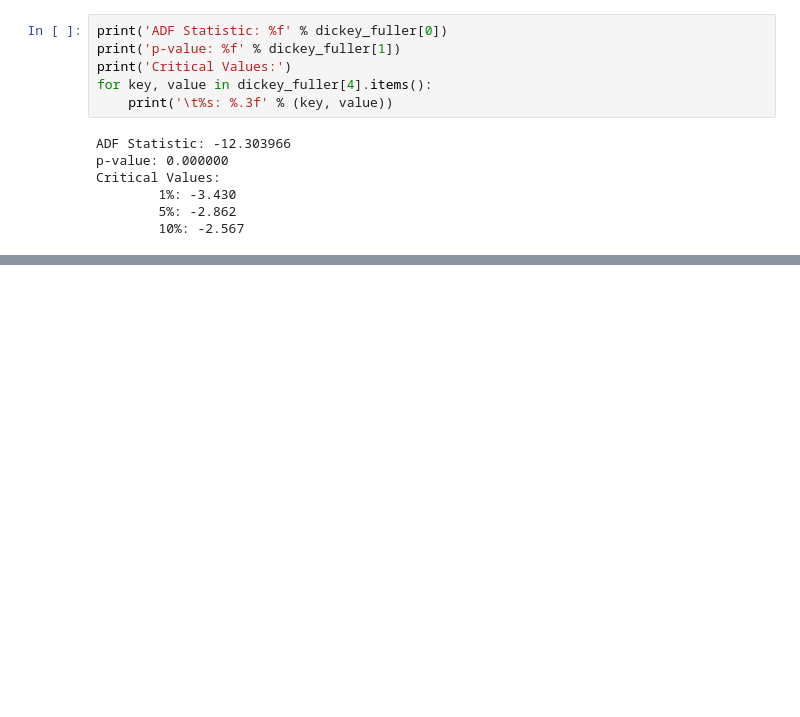
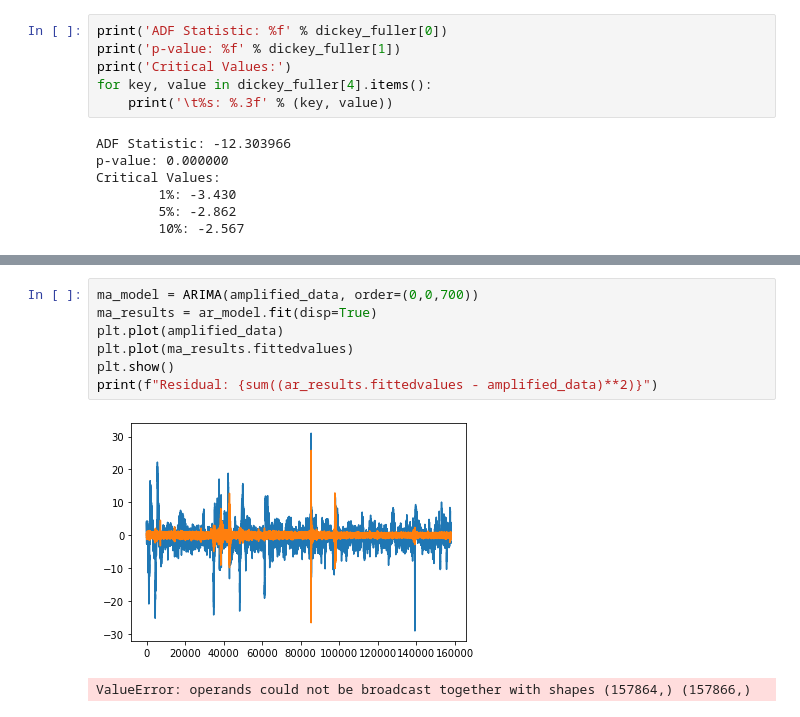
Before and after one commit to ishanchadha01/eeg-ml, a Jupyter notebook: project/arhmm/arima.ipynb, the cells around one changed output, grey strips where cells are left out. Saved outputs shown, nothing was run; the diff lists cells and outputs as text; blank space fills up the shorter version.

```diff
--- a/project/arhmm/arima.ipynb
+++ b/project/arhmm/arima.ipynb
@@ -73,0 +97,10 @@ Critical Values:
+# %%
+ma_model = ARIMA(amplified_data, order=(0,0,700))
+ma_results = ar_model.fit(disp=True)
+plt.plot(amplified_data)
+plt.plot(ma_results.fittedvalues)
+plt.show()
+print(f"Residual: {sum((ar_results.fittedvalues - amplified_data)**2)}")
+# %% [output]
+[figure, added]
+ValueError: operands could not be broadcast together with shapes (157864,) (157866,)
```
Also changed, not shown: parts of 4 cells of this notebook.
